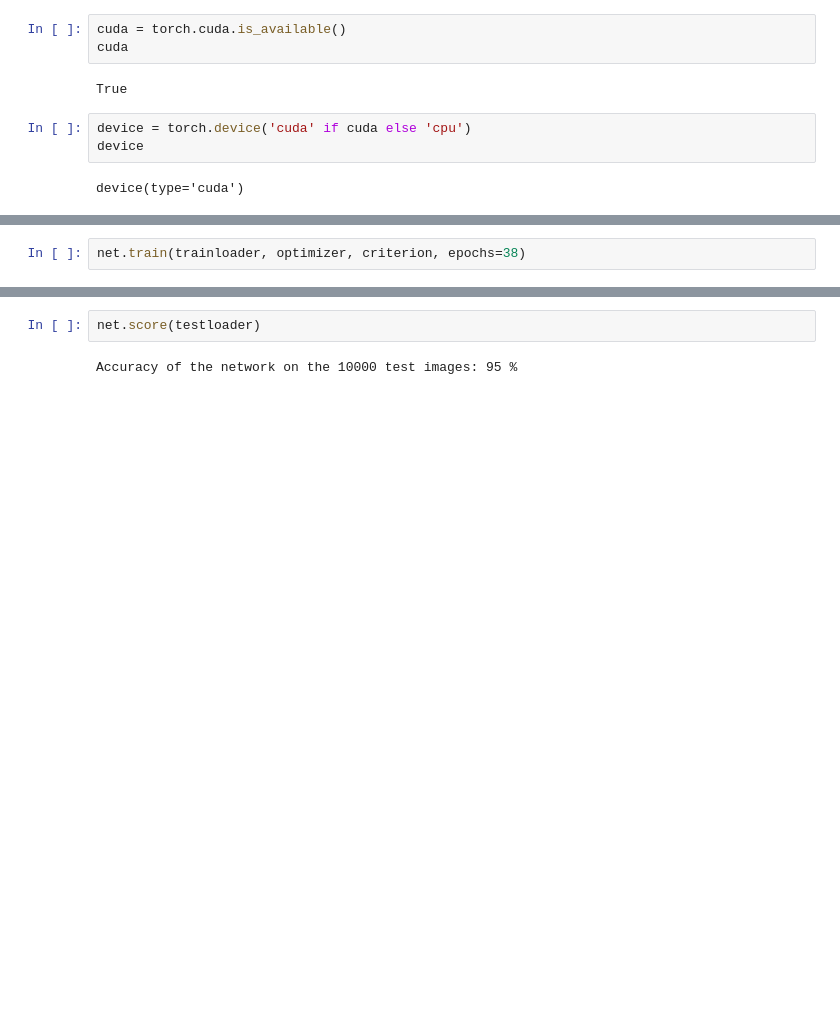
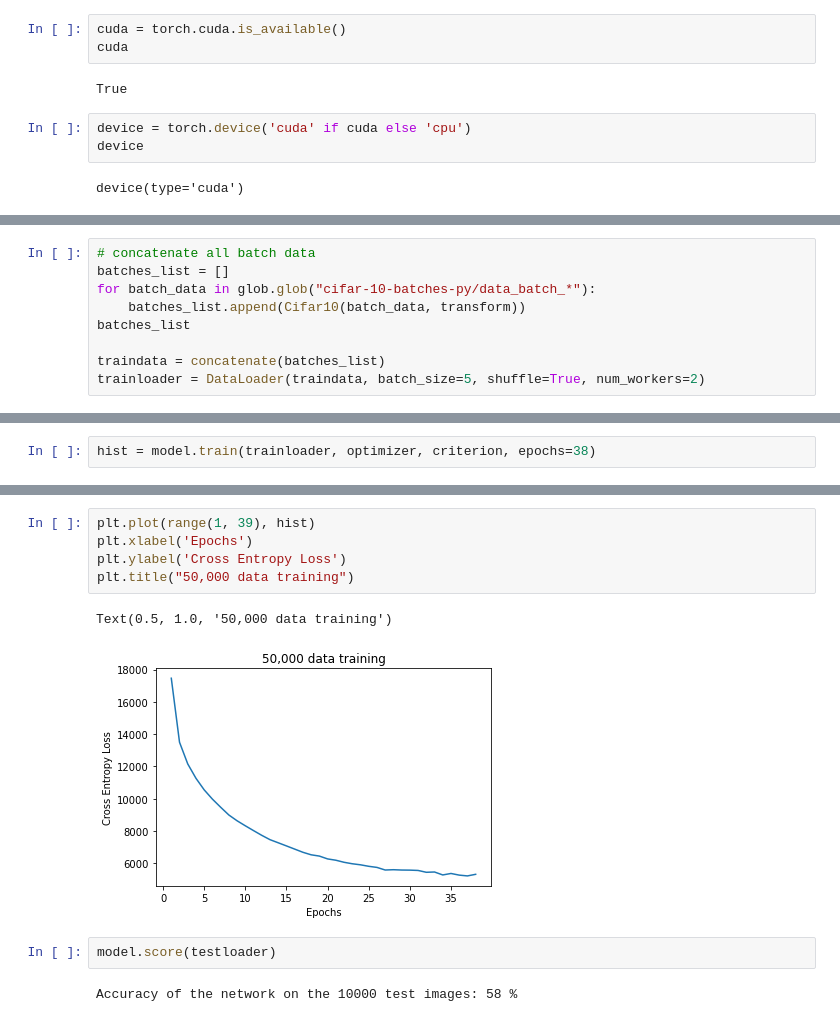
Before and after one commit to MohamadRezaei0/Cifar10-classification-mlp-pytorch, a Jupyter notebook: project2.ipynb, the cells around one changed output, grey strips where cells are left out. Cells and saved outputs as stored; diff of their text form; blank space fills up the shorter version.

```diff
--- a/project2.ipynb
+++ b/project2.ipynb
@@ -56 +74,10 @@ device(type='cuda')
+# %%
+# concatenate all batch data
+batches_list = []
+for batch_data in glob.glob("cifar-10-batches-py/data_batch_*"):
+    batches_list.append(Cifar10(batch_data, transform))
+batches_list
+
+traindata = concatenate(batches_list)
+trainloader = DataLoader(traindata, batch_size=5, shuffle=True, num_workers=2)
 # %%
@@ -75,3 +89,3 @@ Net(
 # %%
-net.train(trainloader, optimizer, criterion, epochs=38)
+hist = model.train(trainloader, optimizer, criterion, epochs=38)
 # %% [output]
@@ -94,5 +108,13 @@ net.train(trainloader, optimizer, criterion, epochs=38)
 Finished Training
+# %%
+plt.plot(range(1, 39), hist)
+plt.xlabel('Epochs')
+plt.ylabel('Cross Entropy Loss')
+plt.title("50,000 data training")
+# %% [output]
+Text(0.5, 1.0, '50,000 data training')
+[figure, added]
 # %%
-net.score(testloader)
+model.score(testloader)
 # %% [output]
-Accuracy of the network on the 10000 test images: 95 %
+Accuracy of the network on the 10000 test images: 58 %
```
Also changed, not shown: parts of 10 cells of this notebook, 2 other files.
